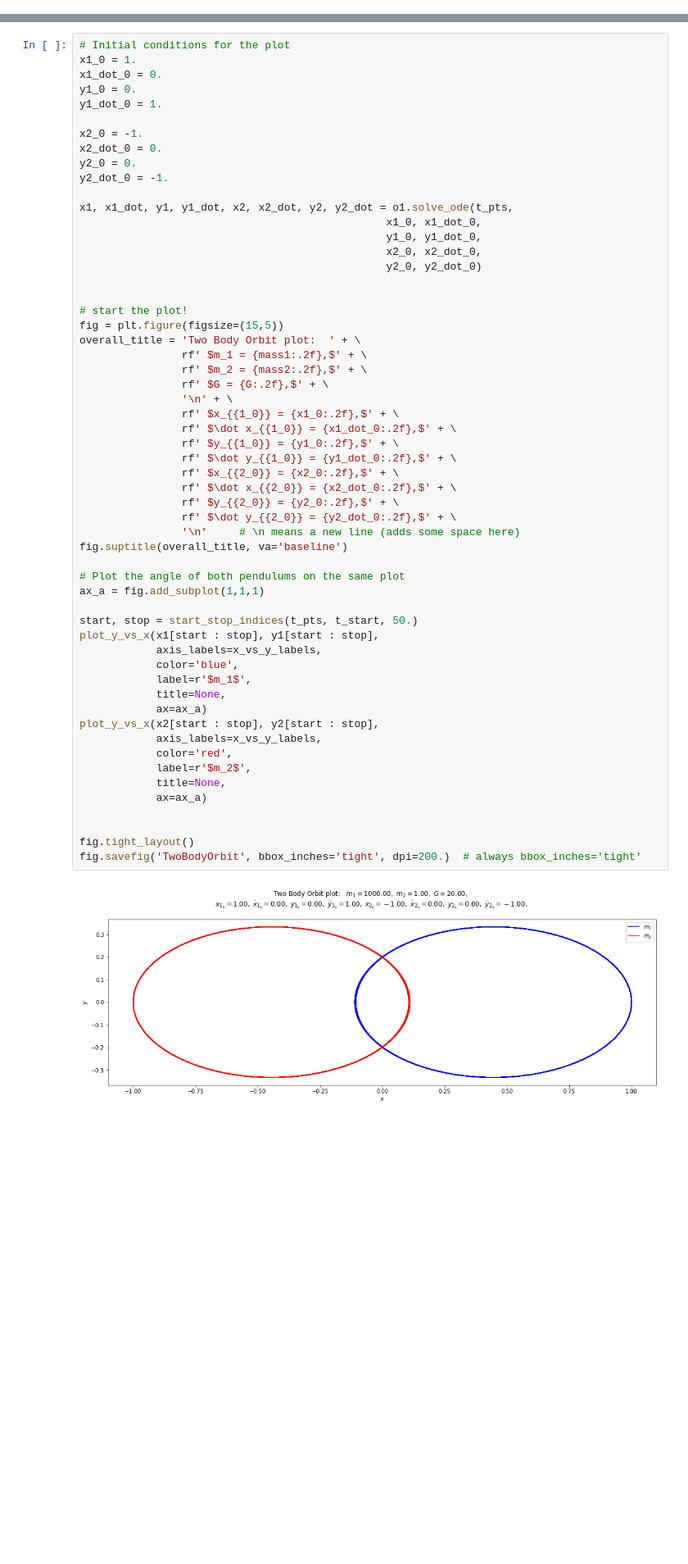
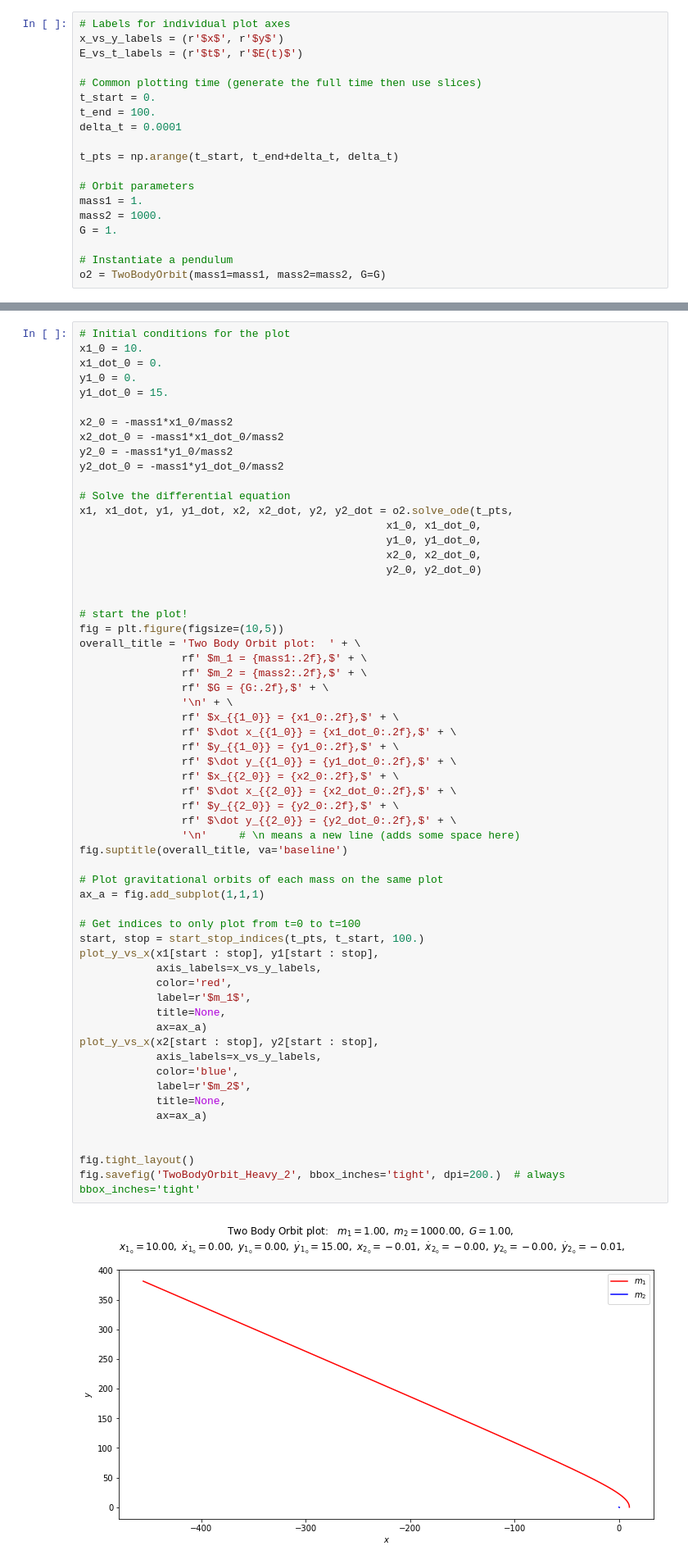
Before and after one commit to mheinz757/5300_final, a Jupyter notebook: Gravitational_orbits.ipynb, the cells around one changed output, grey strips where cells are left out. Shown at 82% size. Cells and saved outputs as stored; diff of their text form; blank space fills up the shorter version.

```diff
--- a/Gravitational_orbits.ipynb
+++ b/Gravitational_orbits.ipynb
@@ -143,0 +357,19 @@ o1 = TwoBodyOrbit(mass1=mass1, mass2=mass2, G=G)
+# %%
+# Labels for individual plot axes
+x_vs_y_labels = (r'$x$', r'$y$')
+E_vs_t_labels = (r'$t$', r'$E(t)$')
+
+# Common plotting time (generate the full time then use slices)
+t_start = 0.
+t_end = 100.
+delta_t = 0.0001
+
+t_pts = np.arange(t_start, t_end+delta_t, delta_t)
+
+# Orbit parameters
+mass1 = 1.
+mass2 = 1000.
+G = 1.
+
+# Instantiate a pendulum
+o2 = TwoBodyOrbit(mass1=mass1, mass2=mass2, G=G)
@@ -144,16 +498,17 @@ o1 = TwoBodyOrbit(mass1=mass1, mass2=mass2, G=G)
 # %%
 # Initial conditions for the plot
-x1_0 = 1.
+x1_0 = 10.
 x1_dot_0 = 0.
 y1_0 = 0.
-y1_dot_0 = 1.
+y1_dot_0 = 15.
 
-x2_0 = -1.
-x2_dot_0 = 0.
-y2_0 = 0.
-y2_dot_0 = -1.
+x2_0 = -mass1*x1_0/mass2
+x2_dot_0 = -mass1*x1_dot_0/mass2
+y2_0 = -mass1*y1_0/mass2
+y2_dot_0 = -mass1*y1_dot_0/mass2
 
-x1, x1_dot, y1, y1_dot, x2, x2_dot, y2, y2_dot = o1.solve_ode(t_pts,
+# Solve the differential equation
+x1, x1_dot, y1, y1_dot, x2, x2_dot, y2, y2_dot = o2.solve_ode(t_pts,
                                                 x1_0, x1_dot_0,
                                                 y1_0, y1_dot_0,
                                                 x2_0, x2_dot_0,
@@ -161,42 +516,43 @@ x1, x1_dot, y1, y1_dot, x2, x2_dot, y2, y2_dot = o1.solve_ode(t_pts,
 
 
 # start the plot!
-fig = plt.figure(figsize=(15,5))
+fig = plt.figure(figsize=(10,5))
 overall_title = 'Two Body Orbit plot:  ' + \
                 rf' $m_1 = {mass1:.2f},$' + \
                 rf' $m_2 = {mass2:.2f},$' + \
                 rf' $G = {G:.2f},$' + \
                 '\n' + \
                 rf' $x_{{1_0}} = {x1_0:.2f},$' + \
                 rf' $\dot x_{{1_0}} = {x1_dot_0:.2f},$' + \
                 rf' $y_{{1_0}} = {y1_0:.2f},$' + \
                 rf' $\dot y_{{1_0}} = {y1_dot_0:.2f},$' + \
                 rf' $x_{{2_0}} = {x2_0:.2f},$' + \
                 rf' $\dot x_{{2_0}} = {x2_dot_0:.2f},$' + \
                 rf' $y_{{2_0}} = {y2_0:.2f},$' + \
                 rf' $\dot y_{{2_0}} = {y2_dot_0:.2f},$' + \
                 '\n'     # \n means a new line (adds some space here)
 fig.suptitle(overall_title, va='baseline')
 
-# Plot the angle of both pendulums on the same plot
+# Plot gravitational orbits of each mass on the same plot
 ax_a = fig.add_subplot(1,1,1)
 
-start, stop = start_stop_indices(t_pts, t_start, 50.)
+# Get indices to only plot from t=0 to t=100
+start, stop = start_stop_indices(t_pts, t_start, 100.)
 plot_y_vs_x(x1[start : stop], y1[start : stop],
             axis_labels=x_vs_y_labels,
-            color='blue',
+            color='red',
             label=r'$m_1$',
             title=None,
             ax=ax_a)
 plot_y_vs_x(x2[start : stop], y2[start : stop],
             axis_labels=x_vs_y_labels,
-            color='red',
+            color='blue',
             label=r'$m_2$',
             title=None,
             ax=ax_a)
 
 
 fig.tight_layout()
-fig.savefig('TwoBodyOrbit', bbox_inches='tight', dpi=200.)  # always bbox_inches='tight'
+fig.savefig('TwoBodyOrbit_Heavy_2', bbox_inches='tight', dpi=200.)  # always bbox_inches='tight'
 # %% [output]
-[figure, old version]
+[figure, new version]
```
Also changed, not shown: parts of 16 cells of this notebook, 1 other file.
